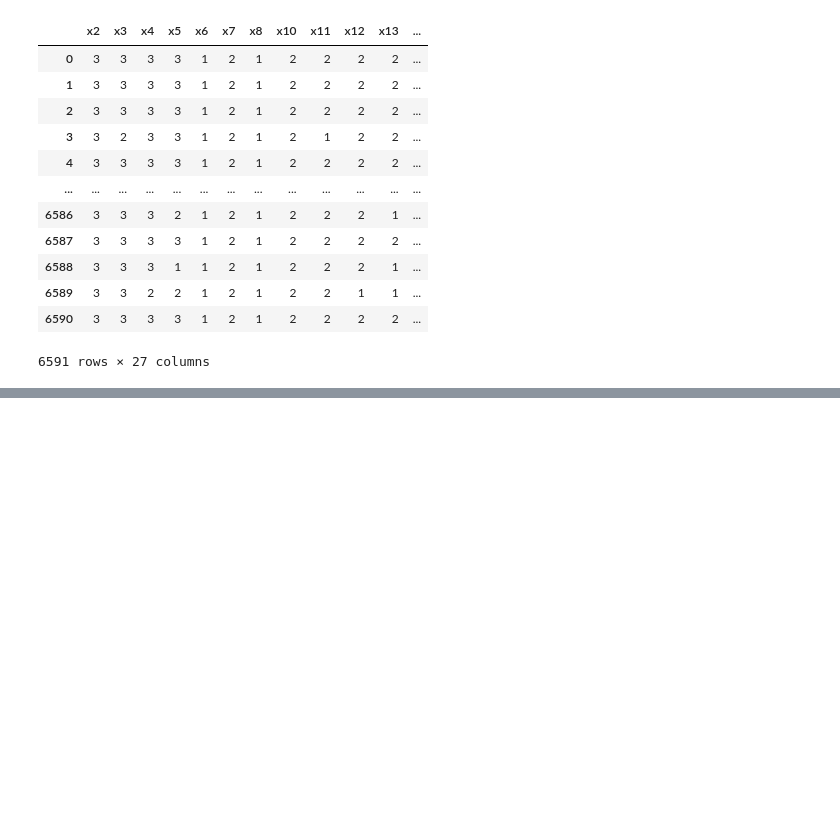
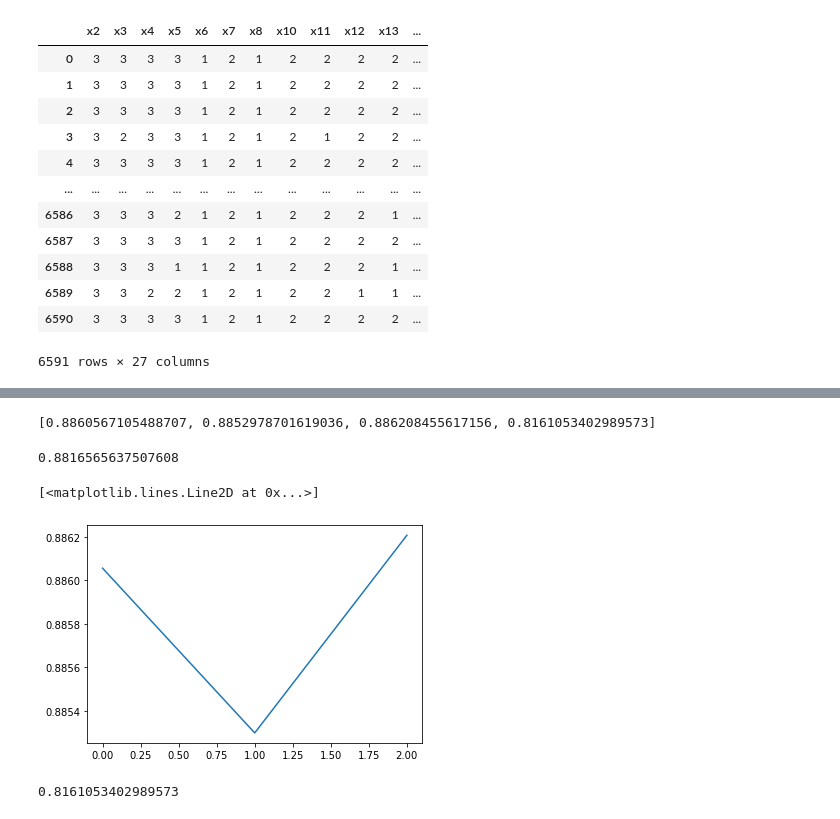
Before and after one commit to AtaKolev/ML_Proekt, a Jupyter notebook: MFG_zadacha.ipynb, the cells around one changed output, grey strips where cells are left out. Drawn from its saved outputs; the diff is of its cells as text; code cells hidden in the pictures; blank space fills up the shorter version.

```diff
--- a/MFG_zadacha.ipynb
+++ b/MFG_zadacha.ipynb
@@ -81,6 +81,14 @@ plt.plot(csum)
 df_numerical.shape
 # %% [output]
 (6591, 248)
+# %%
+# Standartizaciq na dannite
+from sklearn.preprocessing import StandardScaler
+
+stds = StandardScaler()
+
+df_numerical_arr = stds.fit_transform(df_numerical)
+df_numerical = pd.DataFrame(df_numerical_arr, columns = df_numerical.columns)
 # %%
 # Probvame bez nulevite koloni
 for col in df_numerical.columns:
@@ -206,0 +216,3 @@ X.shape
+# %%
+y = y.reshape(-1, 1)
+y.shape
@@ -206,0 +227,9 @@ X.shape
+# %%
+lr = LogisticRegression()
+accuracy_lr = cross_val_score(estimator = lr, X = X, y = y, cv = 5).mean()
+accuracies = []
+cores = ['linear', 'poly', 'rbf', 'sigmoid'] #, "precomputed" #(X trqbva da e kvadratna matrica za precomputed qdro )
+
+for core in cores:
+    svc = SVC(C = 1, kernel = core)
+    accuracies.append(cross_val_score(estimator = svc, X = X, y = y, cv = 5).mean())
@@ -206,0 +254,13 @@ X.shape
+# %%
+accuracies
+# %% [output]
+[0.8860567105488707, 0.8852978701619036, 0.886208455617156, 0.8161053402989573]
+# %%
+accuracy_lr
+# %% [output]
+0.8816565637507608
+# %%
+plt.plot(accuracies[0:3])
+# %% [output]
+[<matplotlib.lines.Line2D at 0x...>]
+[figure, added]
@@ -206,0 +377,4 @@ X.shape
+# %%
+spline_acc
+# %% [output]
+0.8161053402989573
```
Also changed, not shown: parts of 40 cells of this notebook.
